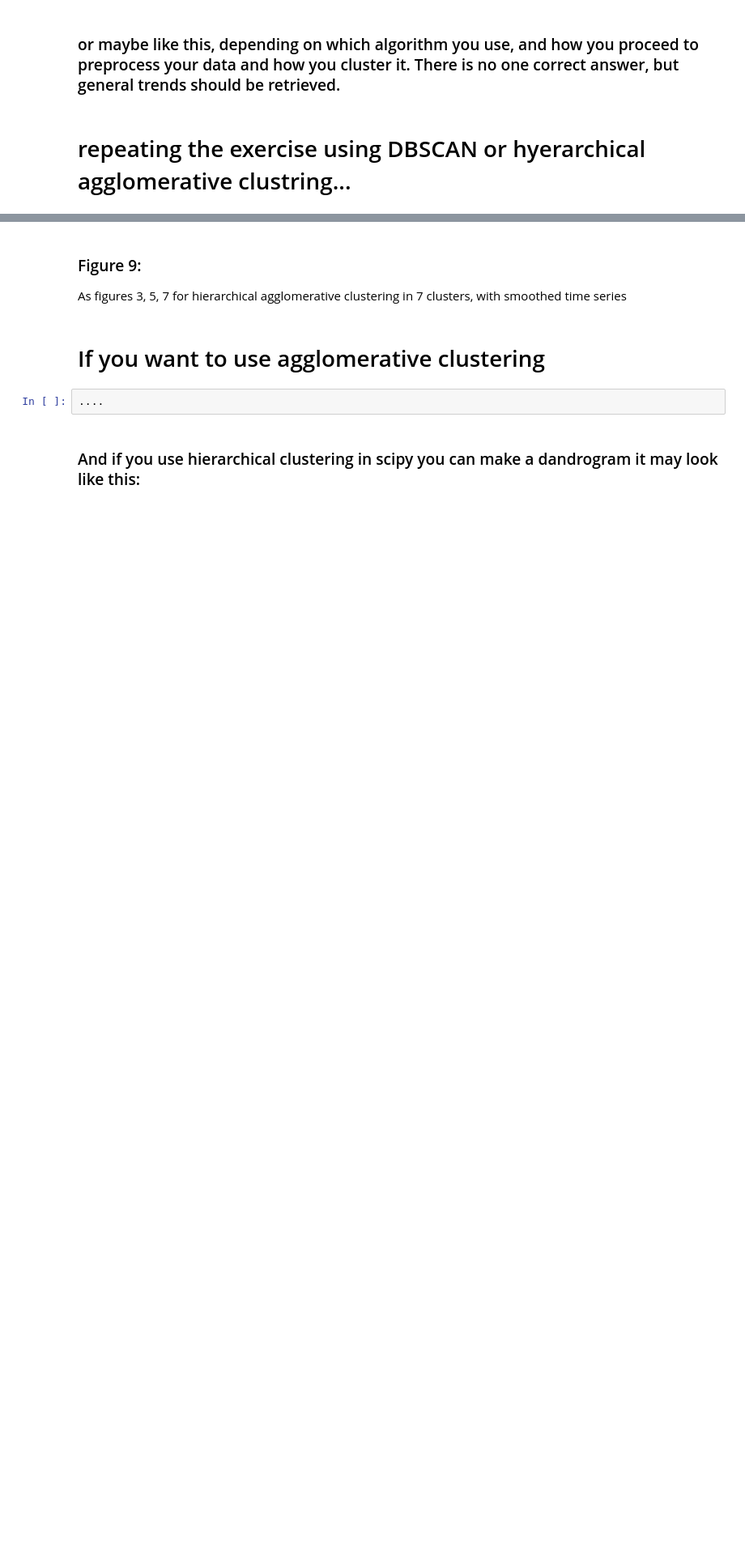
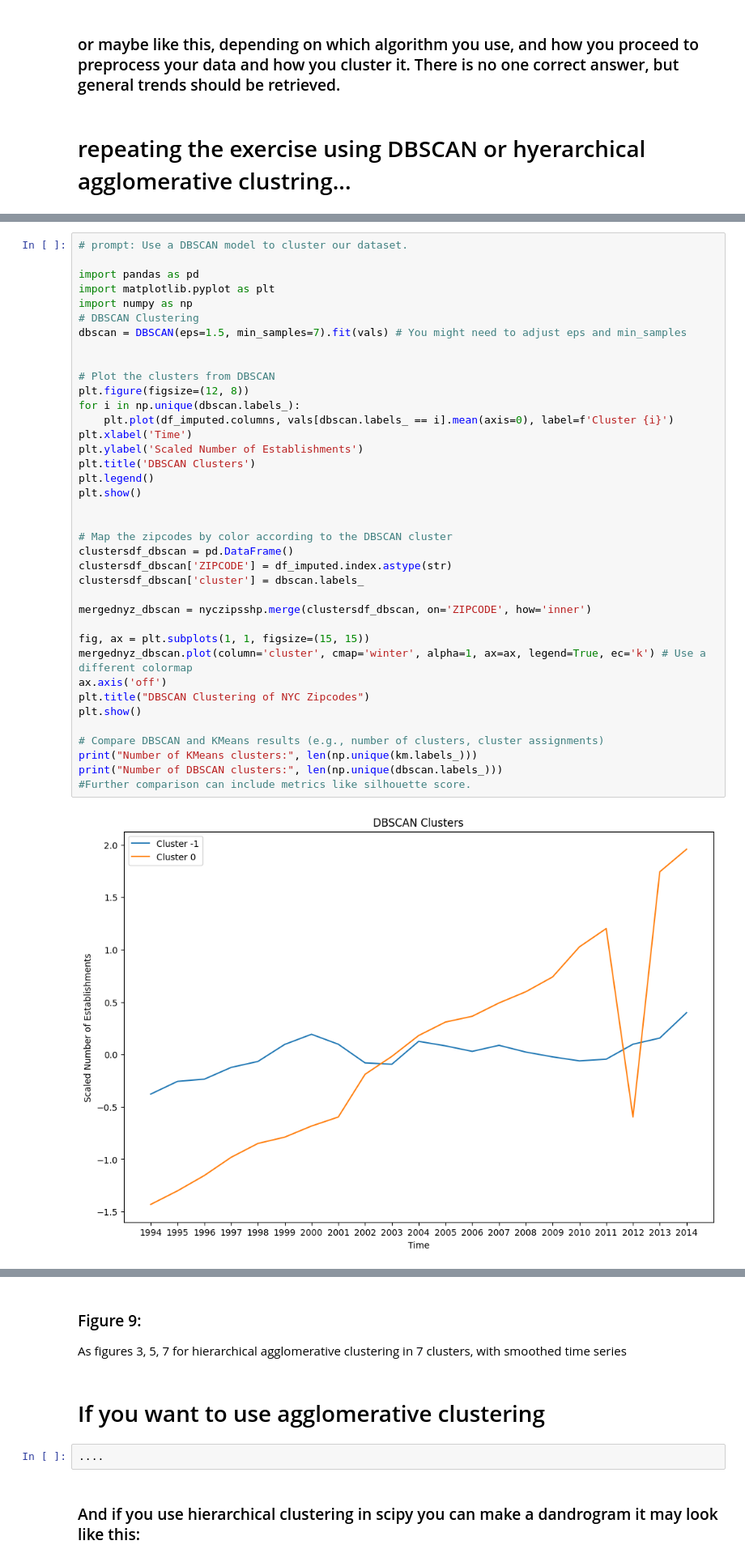
Before and after one commit to Legacy560/MLTSA25_RWolynetz, a Jupyter notebook: HW7/Clustering_businesstimeseries_instructions_MLTSA25_RWolynetz.ipynb, the cells around one changed output, grey strips where cells are left out. Shown at 81% size. Cells and saved outputs as stored; diff of their text form; blank space fills up the shorter version.

Commit message:
Completed DBSCAN model

```diff
--- a/HW7/Clustering_businesstimeseries_instructions_MLTSA25_RWolynetz.ipynb
+++ b/HW7/Clustering_businesstimeseries_instructions_MLTSA25_RWolynetz.ipynb
@@ -352,0 +452,40 @@ QUESTION: was the number 5 clusters justified by the data? explain
+# %%
+# prompt: Use a DBSCAN model to cluster our dataset.
+
+import pandas as pd
+import matplotlib.pyplot as plt
+import numpy as np
+# DBSCAN Clustering
+dbscan = DBSCAN(eps=1.5, min_samples=7).fit(vals) # You might need to adjust eps and min_samples
+
+
+# Plot the clusters from DBSCAN
+plt.figure(figsize=(12, 8))
+for i in np.unique(dbscan.labels_):
+    plt.plot(df_imputed.columns, vals[dbscan.labels_ == i].mean(axis=0), label=f'Cluster {i}')
+plt.xlabel('Time')
+plt.ylabel('Scaled Number of Establishments')
+plt.title('DBSCAN Clusters')
+plt.legend()
+plt.show()
+
+
+# Map the zipcodes by color according to the DBSCAN cluster
+clustersdf_dbscan = pd.DataFrame()
+clustersdf_dbscan['ZIPCODE'] = df_imputed.index.astype(str)
+clustersdf_dbscan['cluster'] = dbscan.labels_
+
+mergednyz_dbscan = nyczipsshp.merge(clustersdf_dbscan, on='ZIPCODE', how='inner')
+
+fig, ax = plt.subplots(1, 1, figsize=(15, 15))
+mergednyz_dbscan.plot(column='cluster', cmap='winter', alpha=1, ax=ax, legend=True, ec='k') # Use a different colormap
+ax.axis('off')
+plt.title("DBSCAN Clustering of NYC Zipcodes")
+plt.show()
+
+# Compare DBSCAN and KMeans results (e.g., number of clusters, cluster assignments)
+print("Number of KMeans clusters:", len(np.unique(km.labels_)))
+print("Number of DBSCAN clusters:", len(np.unique(dbscan.labels_)))
+#Further comparison can include metrics like silhouette score.
+# %% [output]
+[figure, added]
```
Also changed, not shown: parts of 26 cells of this notebook.
